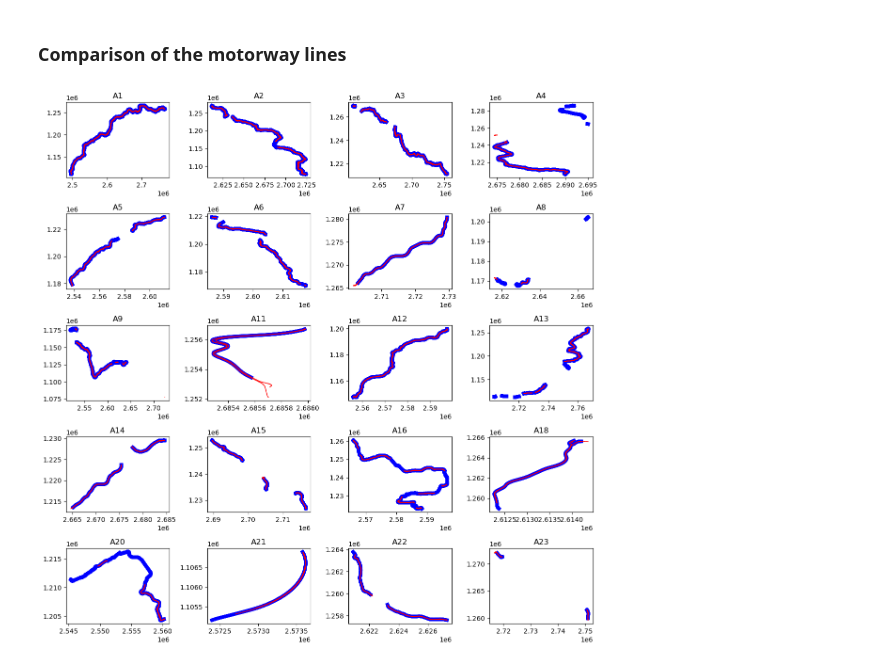
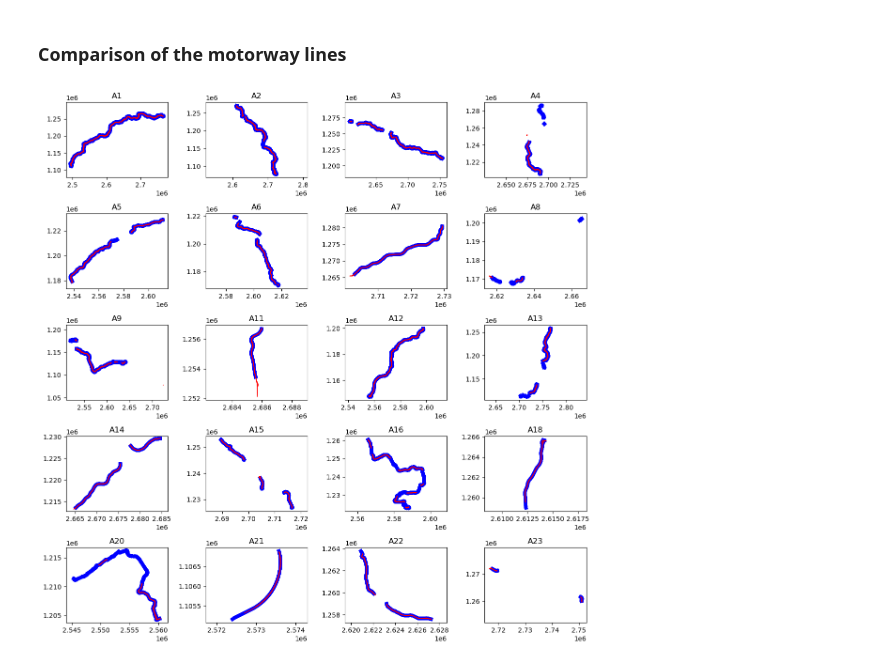
Before and after one commit to chrisvanklutter/GEO877_Spatial_Algorithms_Haklay, a Jupyter notebook: data_Preprocessing.ipynb, the cells around one changed output. Drawn from its saved outputs; the diff is of its cells as text; code cells hidden in the pictures.

Commit message:
fix not equal layout in plot

```diff
--- a/data_Preprocessing.ipynb
+++ b/data_Preprocessing.ipynb
@@ -532,15 +532,16 @@ print(len(streetnames_osm))
 # %%
 fig, axs = plt.subplots(5, 4, figsize=(12, 12))
 for i in range(5): #5
     for j in range(4): #4
         index = i * 4 + j
         motorway_ch_lines[index].plot_seg(ax = axs[i, j], label="ASTRA", color = "blue", linewidth = 5)
         motorway_osm_lines[index].plot_seg(ax = axs[i, j], label="OSM", color = "red")
         axs[i, j].set_title(f'A{motorway_osm_lines[index].name}')
+        axs[i,j].set_aspect('equal', adjustable='datalim')
 
 # Affichage de la figure
 plt.tight_layout()
 plt.show()
 fig.savefig("plots/osm_astra_comparison.png")
 # %% [output]
-[figure, old version]
+[figure, new version]
```
Also changed, not shown: 1 other file.
